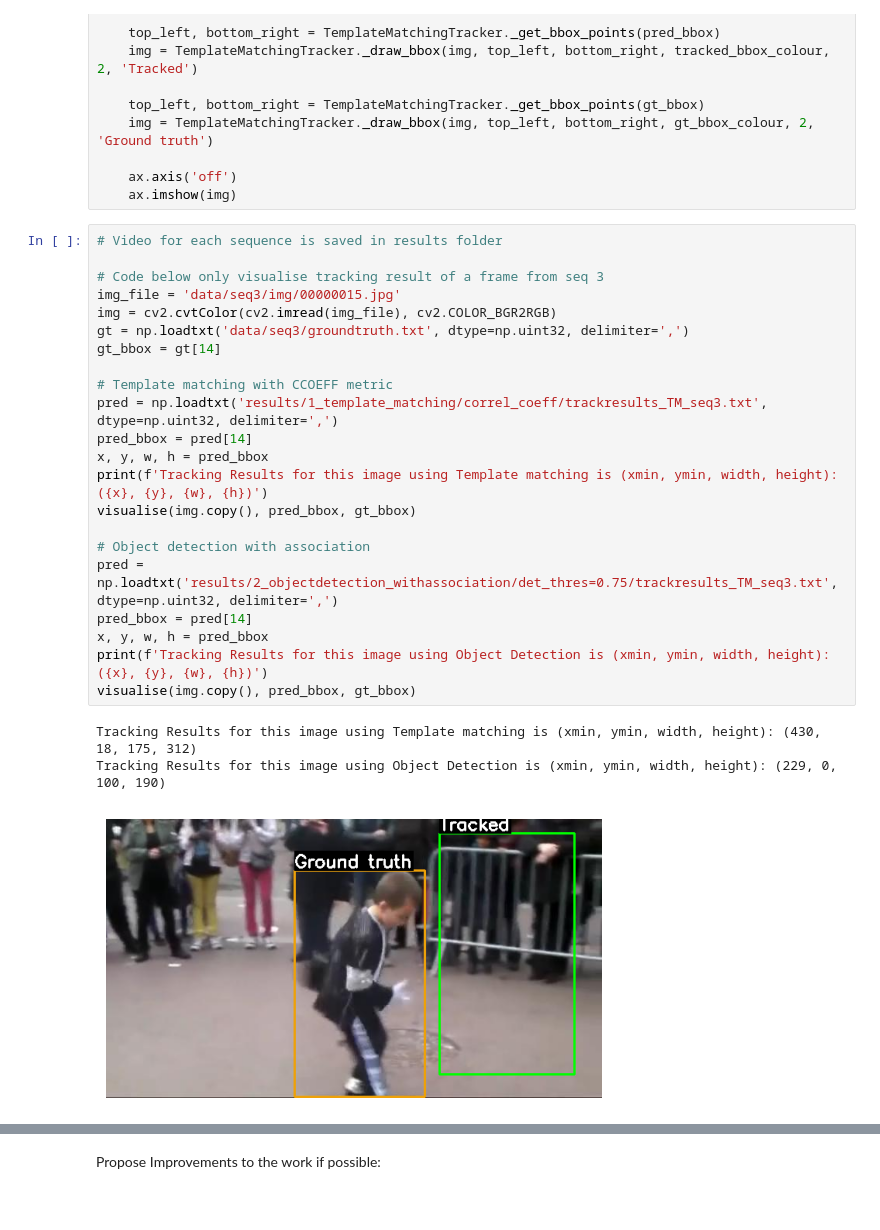
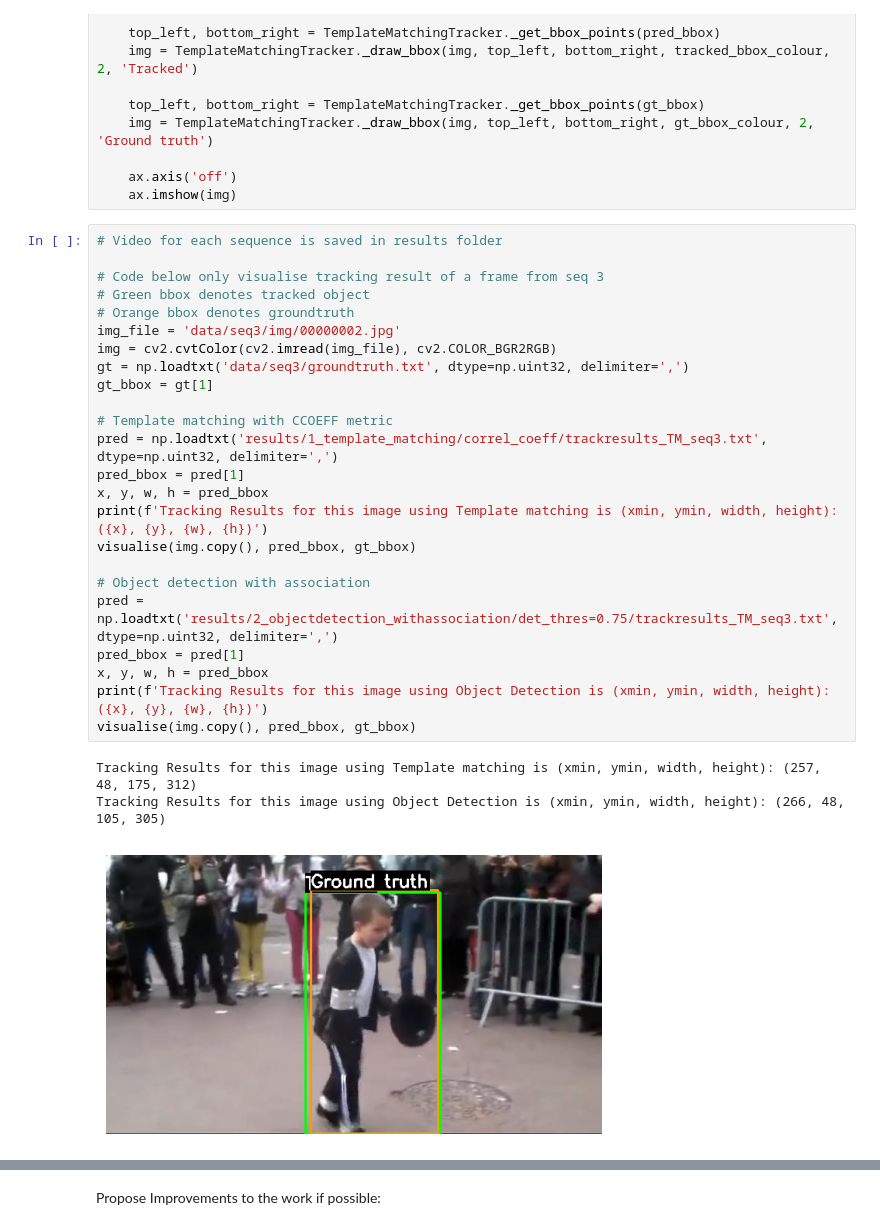
Before and after one commit to JayLooi/ME5413-Homework, a Jupyter notebook: HW1/01_Single_Object_Tracking/task1.ipynb, the cells around one changed output, grey strips where cells are left out. Cells and saved outputs as stored; diff of their text form.

Commit message:
updated result in notebook

```diff
--- a/HW1/01_Single_Object_Tracking/task1.ipynb
+++ b/HW1/01_Single_Object_Tracking/task1.ipynb
@@ -117,26 +117,28 @@ def visualise(img, pred_bbox, gt_bbox):
 # %%
 # Video for each sequence is saved in results folder
 
 # Code below only visualise tracking result of a frame from seq 3
-img_file = 'data/seq3/img/00000015.jpg'
+# Green bbox denotes tracked object
+# Orange bbox denotes groundtruth
+img_file = 'data/seq3/img/00000002.jpg'
 img = cv2.cvtColor(cv2.imread(img_file), cv2.COLOR_BGR2RGB)
 gt = np.loadtxt('data/seq3/groundtruth.txt', dtype=np.uint32, delimiter=',')
-gt_bbox = gt[14]
+gt_bbox = gt[1]
 
 # Template matching with CCOEFF metric
 pred = np.loadtxt('results/1_template_matching/correl_coeff/trackresults_TM_seq3.txt', dtype=np.uint32, delimiter=',')
-pred_bbox = pred[14]
+pred_bbox = pred[1]
 x, y, w, h = pred_bbox
 print(f'Tracking Results for this image using Template matching is (xmin, ymin, width, height): ({x}, {y}, {w}, {h})')
 visualise(img.copy(), pred_bbox, gt_bbox)
 
 # Object detection with association
 pred = np.loadtxt('results/2_objectdetection_withassociation/det_thres=0.75/trackresults_TM_seq3.txt', dtype=np.uint32, delimiter=',')
-pred_bbox = pred[14]
+pred_bbox = pred[1]
 x, y, w, h = pred_bbox
 print(f'Tracking Results for this image using Object Detection is (xmin, ymin, width, height): ({x}, {y}, {w}, {h})')
 visualise(img.copy(), pred_bbox, gt_bbox)
 # %% [output]
-Tracking Results for this image using Template matching is (xmin, ymin, width, height): (430, 18, 175, 312)
-Tracking Results for this image using Object Detection is (xmin, ymin, width, height): (229, 0, 100, 190)
+Tracking Results for this image using Template matching is (xmin, ymin, width, height): (257, 48, 175, 312)
+Tracking Results for this image using Object Detection is (xmin, ymin, width, height): (266, 48, 105, 305)
-[figure, old version]
+[figure, new version]
```
Also changed, not shown: parts of 2 cells of this notebook.
